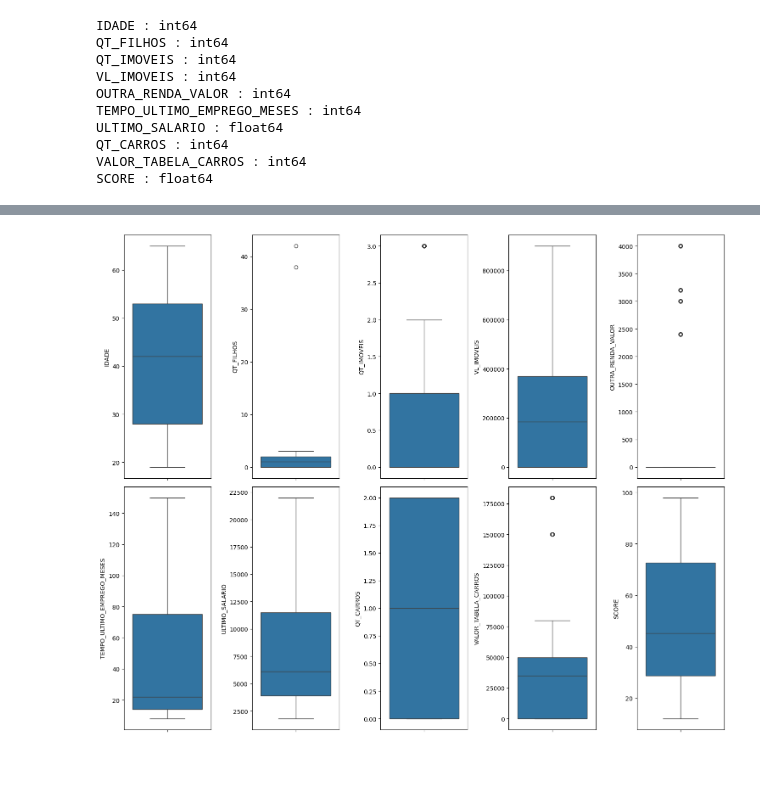
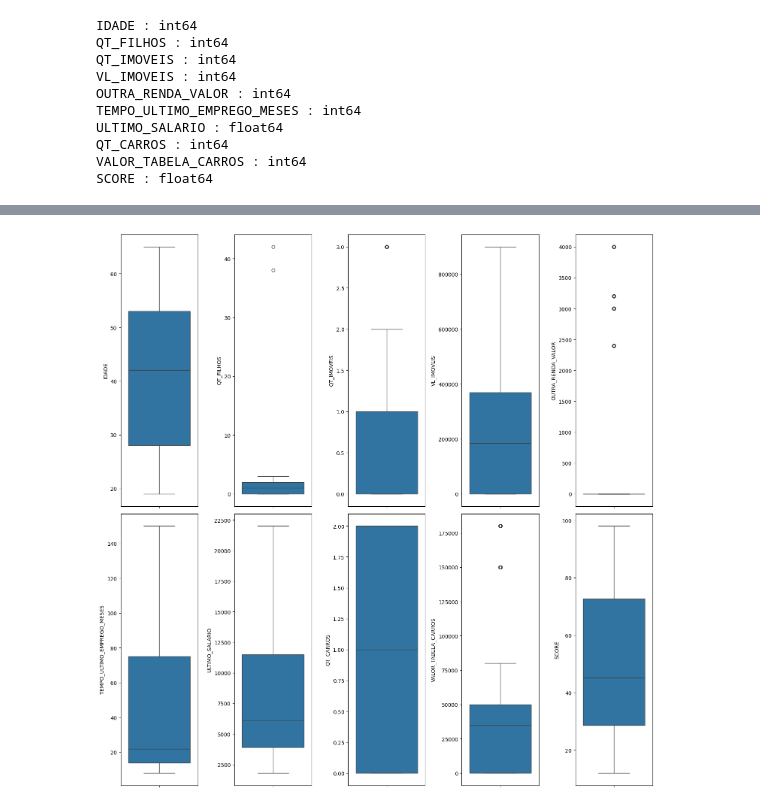
Before and after one commit to thaleswillreis/Modelo-ML-Credit-Score-v1, a Jupyter notebook: credit_score.ipynb, the cells around one changed output, grey strips where cells are left out. Saved outputs shown, nothing was run; the diff lists cells and outputs as text; code cells hidden in the pictures; blank space fills up the shorter version.

```diff
--- a/credit_score.ipynb
+++ b/credit_score.ipynb
@@ -145,3 +147,9 @@ QT_CARROS                     0
 VALOR_TABELA_CARROS           0
 SCORE                         0
 dtype: int64
+# %%
+# Verificando os valores únicos de cada coluna do DataFrame
+unique_values = []
+for i in df.columns[:17].tolist():
+    print(i, ':', len(df[i].astype(str).value_counts()))
+    unique_values.append(len(df[i].astype(str).value_counts()))
@@ -159,12 +195,12 @@ df.describe()
 | 75% | 53.000000 | 2.000000 | 1.000000 | 370000.000000 | 0.000000 | 75.000000 | 11500.000000 | ... |
 | max | 65.000000 | 42.000000 | 3.000000 | 900000.000000 | 4000.000000 | 150.000000 | 22000.000000 | ... |
 # %%
-# identificando as variáveis numéricas
+# identificando as variáveis numéricas para identificação de outliers
 var_num = []
-for i in df.columns[0:16].tolist():
-        if df.dtypes[i] == 'int64' or df.dtypes[i] == 'float64':
-            print(i, ':' , df.dtypes[i])
-            var_num.append(i)
+for i in df.columns[:16].tolist():
+        if df.dtypes[i] in ['int64', 'float64']:
+                print(i, ':' , df.dtypes[i])
+                var_num.append(i)
 # %% [output]
 IDADE : int64
 QT_FILHOS : int64
@@ -179,21 +259,21 @@ SCORE : float64
 # %%
 # Configuração básica de exibição dos gráficos
-plt.rcParams["figure.figsize"] = [15.00, 12.00]
+plt.rcParams["figure.figsize"] = [15.00, 15.00]
 plt.rcParams["figure.autolayout"] = True
 
 f, axes = plt.subplots(2, 5)
 
 linha = 0
 coluna = 0
 
 # gerando todos os boxplots de uma só vez
 for i in var_num:
     sns.boxplot(data = df, y=i, ax=axes[linha][coluna])
     coluna += 1
     if coluna == 5:
         linha += 1
         coluna = 0
 
 plt.show()
 # %% [output]
-[figure, old version]
+[figure, new version]
```
Also changed, not shown: parts of 61 cells of this notebook, 3 other files.
